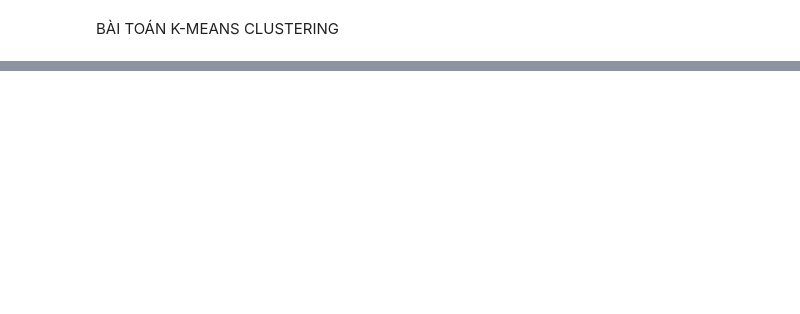
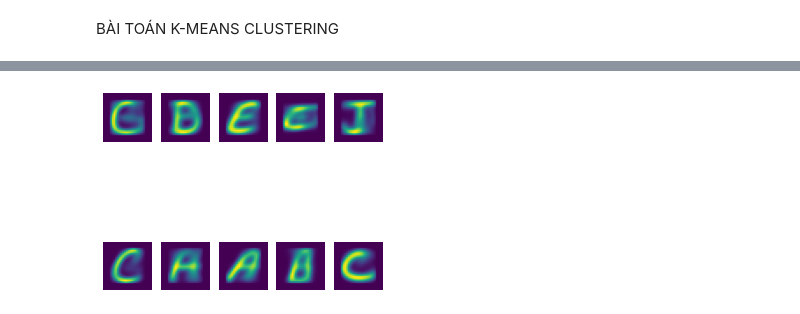
Before and after one commit to datdinh173011/abc, a Jupyter notebook: Datndchuviettay.ipynb, the cells around one changed output, grey strips where cells are left out. Drawn from its saved outputs; the diff is of its cells as text; code cells hidden in the pictures; blank space fills up the shorter version.

```diff
--- a/Datndchuviettay.ipynb
+++ b/Datndchuviettay.ipynb
@@ -437,0 +500,3 @@ plt.show()
+# %%
+kmeans = KMeans(n_clusters= 10,max_iter=200)
+kmeans.fit(train_data,train_label)
@@ -437,0 +517,4 @@ plt.show()
+# %%
+data_reader.plot_imgs(kmeans.centroids,len(kmeans.centroids))
+# %% [output]
+[figure, added]
```
Also changed, not shown: parts of 43 cells of this notebook.
